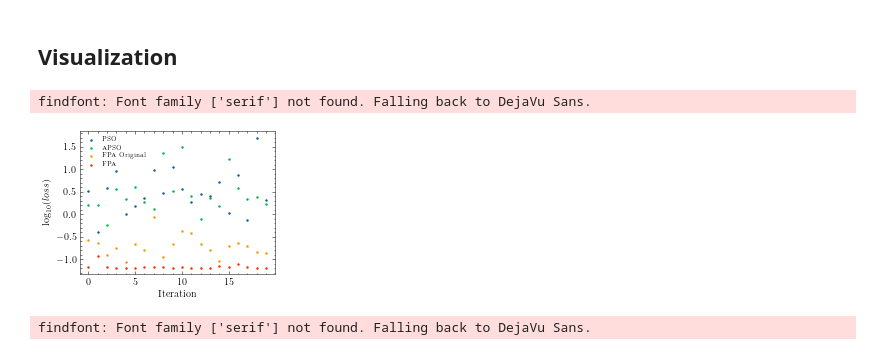
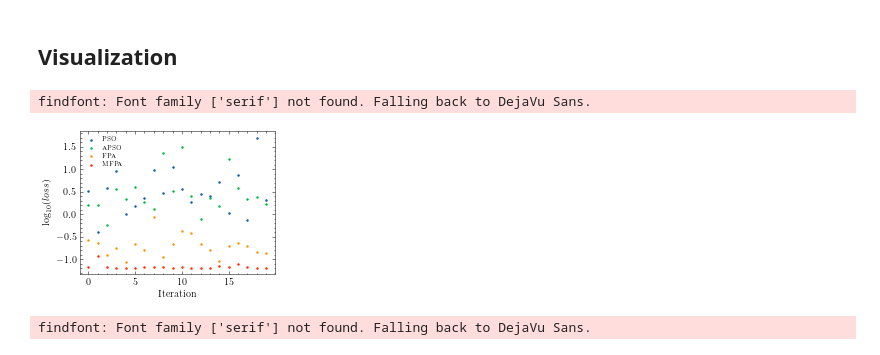
Before and after one commit to fadamsyah/longitudinal-control-based-nature-inspired-optimization, a Jupyter notebook: sys_id/Analysis/Analysis.ipynb, the cells around one changed output. Cells and saved outputs as stored; diff of their text form; code cells hidden in the pictures.

```diff
--- a/sys_id/Analysis/Analysis.ipynb
+++ b/sys_id/Analysis/Analysis.ipynb
@@ -270,17 +270,17 @@ maer: 0.4706700212931958
 ## Visualization
 # %%
 plt.figure()
-names = ['PSO', 'APSO', 'FPA Original', 'FPA']
+names = ['PSO', 'APSO', 'FPA', 'MFPA']
 for i in range(len(dir_names)):
     plt.scatter(df_loss.index.values, np.log10(df_loss[dir_names[i]]), s=2., label=names[i])
 plt.xlabel('Iteration')
 plt.ylabel('$\mathrm{log}_{10}(loss)$')
 plt.legend(prop={'size': 6})
 plt.savefig('img/stability_check.png', dpi=600, transparent=True)
 plt.show()
 # %% [output]
 findfont: Font family ['serif'] not found. Falling back to DejaVu Sans.
-[figure, old version]
+[figure, new version]
 # %%
 # Test Data 1
 vvt = forward_propagation(tt, ut, params)
```
Also changed, not shown: 11 other files.
